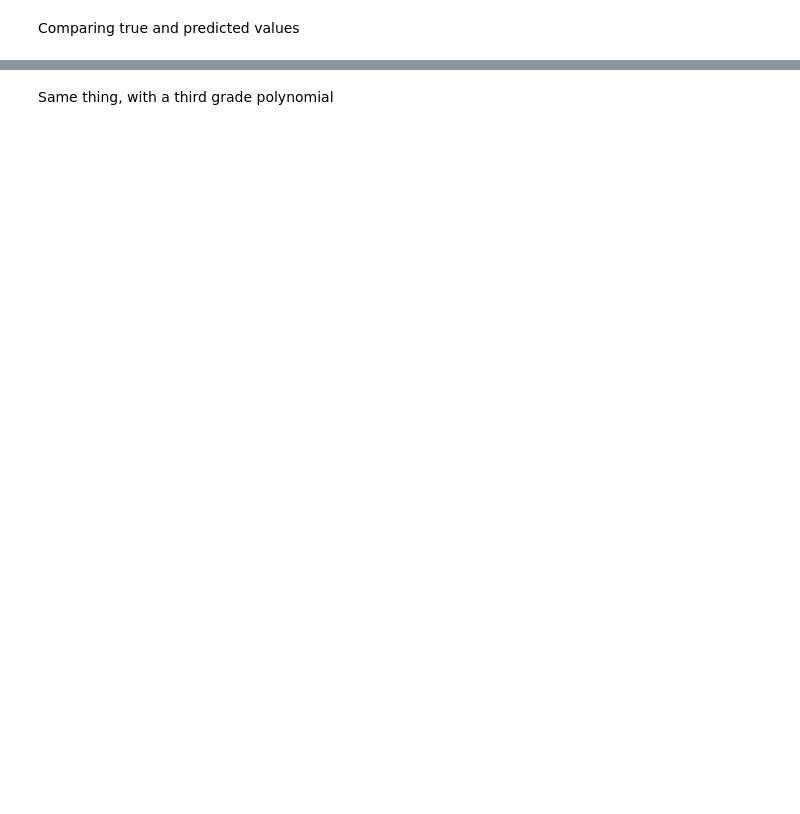
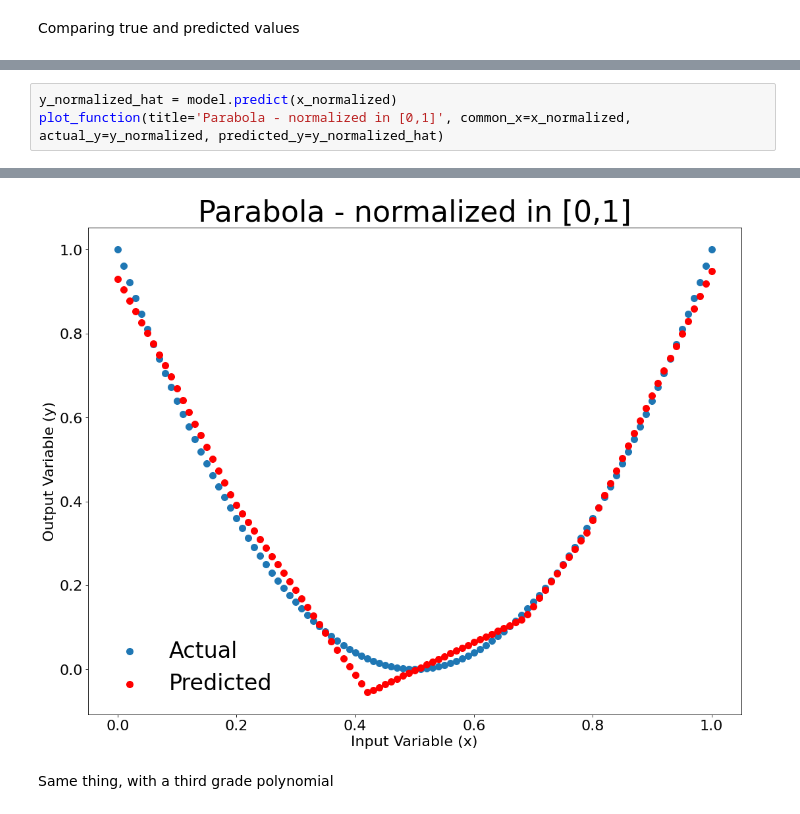
Before and after one commit to ne1s0n/bioinformateachers, a Jupyter notebook: dlb/function_approximation.ipynb, the cells around one changed output, grey strips where cells are left out. Drawn from its saved outputs; the diff is of its cells as text; blank space fills up the shorter version.

```diff
--- a/dlb/function_approximation.ipynb
+++ b/dlb/function_approximation.ipynb
@@ -143,0 +151,4 @@ pyplot.show()
+# %%
+y_normalized_hat = model.predict(x_normalized)
+plot_function(title='Parabola - normalized in [0,1]', common_x=x_normalized, actual_y=y_normalized, predicted_y=y_normalized_hat)
+# %% [output]
@@ -144,3 +156,4 @@ pyplot.show()
+[figure, added]
 # %% [markdown]
 Same thing, with a third grade polynomial
 # %%
```
Also changed, not shown: parts of 9 cells of this notebook.
